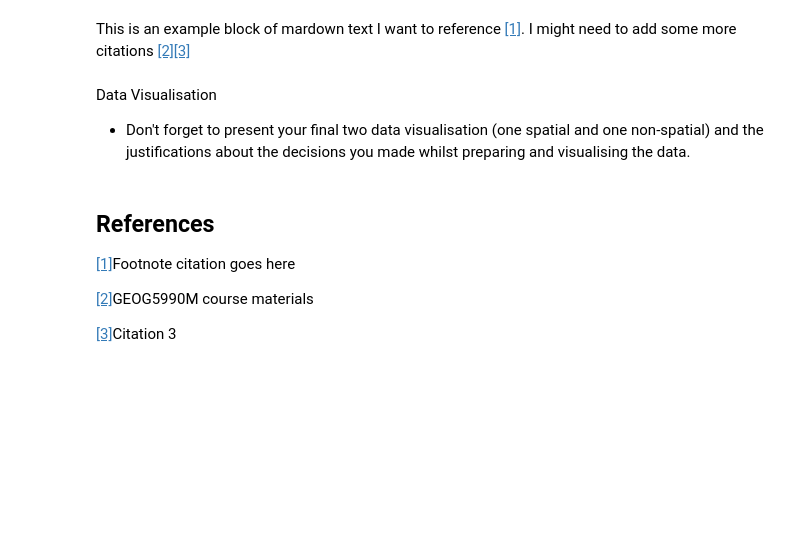
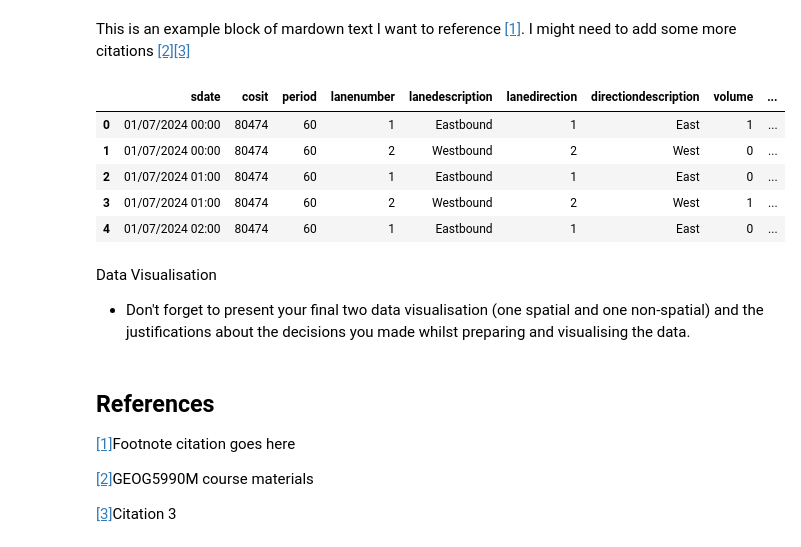
Before and after one commit to shannondill/GEOG5990M, a Jupyter notebook: FirstDraft_GEOG5990M_FinalProject.ipynb, the cells around one changed output. Saved outputs shown, nothing was run; the diff lists cells and outputs as text; code cells hidden in the pictures; blank space fills up the shorter version.

Commit message:
Leeds: CycleUse Created using Colab

```diff
--- a/FirstDraft_GEOG5990M_FinalProject.ipynb
+++ b/FirstDraft_GEOG5990M_FinalProject.ipynb
@@ -9,2 +66,15 @@ Student ID number:
 # %% [markdown]
 This is an example block of mardown text I want to reference <a href="#ref1">[1]</a>. I might need to add some more citations <a href="#ref2">[2]</a><a href="#ref2">[3]</a>
+# %%
+# upload files
+# Cycle Data (July 2024)
+cyclejuly24 = gpd.read_file('CycleData_July2024.csv')
+cyclejuly24.columns = cyclejuly24.columns.str.lower()
+cyclejuly24.head()
+# %% [output]
+|  | sdate | cosit | period | lanenumber | lanedescription | lanedirection | directiondescription | volume | ... |
+| 0 | 01/07/2024 00:00 | 80474 | 60 | 1 | Eastbound | 1 | East | 1 | ... |
+| 1 | 01/07/2024 00:00 | 80474 | 60 | 2 | Westbound | 2 | West | 0 | ... |
+| 2 | 01/07/2024 01:00 | 80474 | 60 | 1 | Eastbound | 1 | East | 0 | ... |
+| 3 | 01/07/2024 01:00 | 80474 | 60 | 2 | Westbound | 2 | West | 1 | ... |
+| 4 | 01/07/2024 02:00 | 80474 | 60 | 1 | Eastbound | 1 | East | 0 | ... |
```
Also changed, not shown: parts of 5 cells of this notebook.
